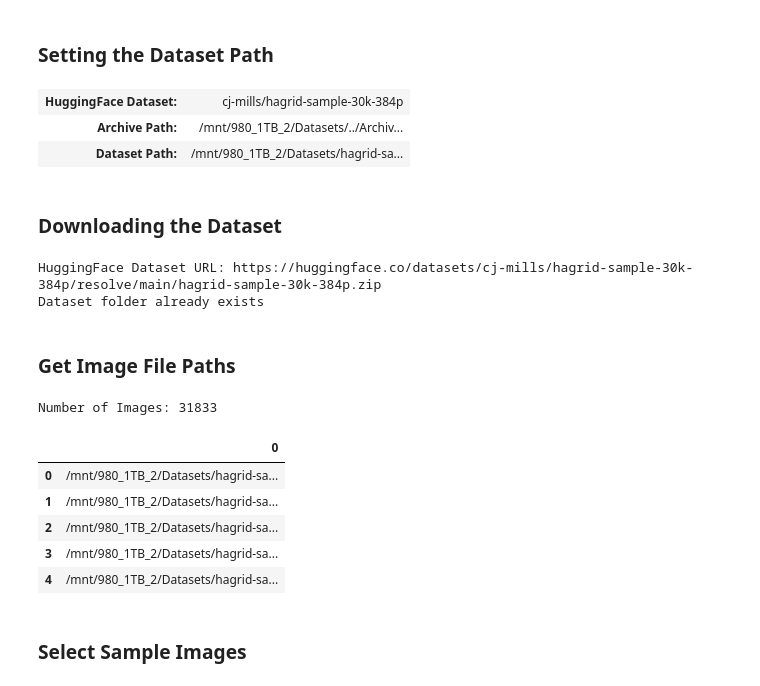
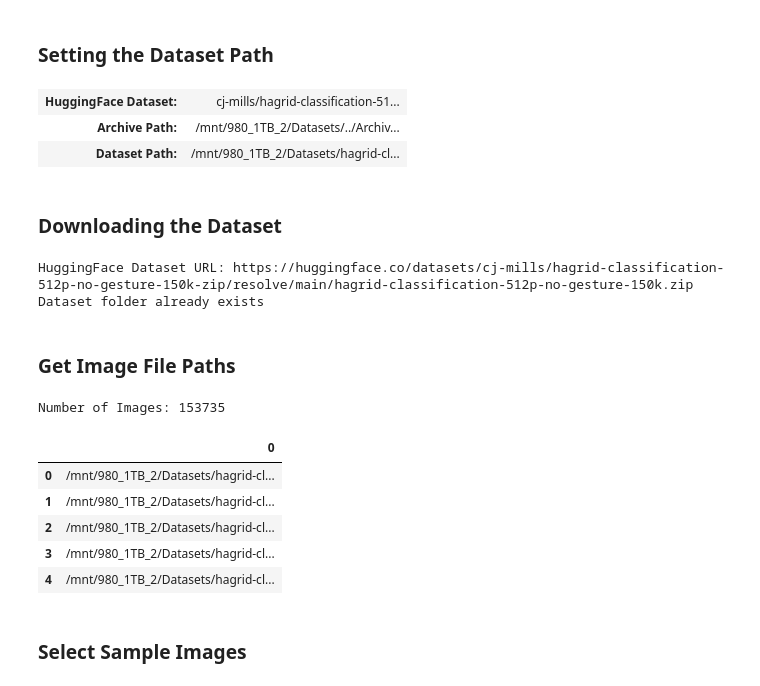
Before and after one commit to cj-mills/pytorch-timm-gesture-recognition-tutorial-code, a Jupyter notebook: notebooks/timm-image-classifier-ort-tensorrt-int8-calibration-inference.ipynb, the cells around one changed output. Saved outputs shown, nothing was run; the diff lists cells and outputs as text; code cells hidden in the pictures.

```diff
--- a/notebooks/timm-image-classifier-ort-tensorrt-int8-calibration-inference.ipynb
+++ b/notebooks/timm-image-classifier-ort-tensorrt-int8-calibration-inference.ipynb
@@ -144,31 +130,32 @@ onnx_file_path = list(checkpoint_dir.glob('*.onnx'))[0]
 ### Setting the Dataset Path
 # %%
 # Set the name of the dataset
-dataset_name = 'hagrid-sample-30k-384p'
+dataset_name = 'hagrid-classification-512p-no-gesture-150k-zip'
 
 # Construct the HuggingFace Hub dataset name by combining the username and dataset name
 hf_dataset = f'cj-mills/{dataset_name}'
 
 # Create the path to the zip file that contains the dataset
-archive_path = Path(f'{archive_dir}/{dataset_name}.zip')
+archive_path = Path(f'{archive_dir}/{dataset_name.removesuffix("-zip")}.zip')
 
 # Create the path to the directory where the dataset will be extracted
-dataset_path = Path(f'{dataset_dir}/{dataset_name}')
+dataset_path = Path(f'{dataset_dir}/{dataset_name.removesuffix("-zip")}')
 
+# Creating a Series with the dataset name and paths and converting it to a DataFrame for display
 pd.Series({
     "HuggingFace Dataset:": hf_dataset,
     "Archive Path:": archive_path,
     "Dataset Path:": dataset_path
 }).to_frame().style.hide(axis='columns')
 # %% [output]
-| HuggingFace Dataset: | cj-mills/hagrid-sample-30k-384p |
+| HuggingFace Dataset: | cj-mills/hagrid-classification-51... |
 | Archive Path: | /mnt/980_1TB_2/Datasets/../Archiv... |
-| Dataset Path: | /mnt/980_1TB_2/Datasets/hagrid-sa... |
+| Dataset Path: | /mnt/980_1TB_2/Datasets/hagrid-cl... |
 # %% [markdown]
 ### Downloading the Dataset
 # %%
 # Construct the HuggingFace Hub dataset URL
-dataset_url = f"https://huggingface.co/datasets/{hf_dataset}/resolve/main/{dataset_name}.zip"
+dataset_url = f"https://huggingface.co/datasets/{hf_dataset}/resolve/main/{dataset_name.removesuffix('-zip')}.zip"
 print(f"HuggingFace Dataset URL: {dataset_url}")
 
 # Set whether to delete the archive file after extracting the dataset
@@ -187,27 +174,27 @@ else:
     # Delete the archive if specified
     if delete_archive: archive_path.unlink()
 # %% [output]
-HuggingFace Dataset URL: https://huggingface.co/datasets/cj-mills/hagrid-sample-30k-384p/resolve/main/hagrid-sample-30k-384p.zip
+HuggingFace Dataset URL: https://huggingface.co/datasets/cj-mills/hagrid-classification-512p-no-gesture-150k-zip/resolve/main/hagrid-classification-512p-no-gesture-150k.zip
 Dataset folder already exists
 # %% [markdown]
 ### Get Image File Paths
 # %%
 # Get a list of all JPG image files in the dataset
-img_file_paths = list(dataset_path.glob("./**/*.jpg"))
+img_file_paths = list(dataset_path.glob("./**/*.jpeg"))
 
 # Print the number of image files
 print(f"Number of Images: {len(img_file_paths)}")
 
 # Display the first five entries from the dictionary using a Pandas DataFrame
 pd.DataFrame(img_file_paths).head()
 # %% [output]
-Number of Images: 31833
+Number of Images: 153735
 |  | 0 |
-| 0 | /mnt/980_1TB_2/Datasets/hagrid-sa... |
-| 1 | /mnt/980_1TB_2/Datasets/hagrid-sa... |
-| 2 | /mnt/980_1TB_2/Datasets/hagrid-sa... |
-| 3 | /mnt/980_1TB_2/Datasets/hagrid-sa... |
-| 4 | /mnt/980_1TB_2/Datasets/hagrid-sa... |
+| 0 | /mnt/980_1TB_2/Datasets/hagrid-cl... |
+| 1 | /mnt/980_1TB_2/Datasets/hagrid-cl... |
+| 2 | /mnt/980_1TB_2/Datasets/hagrid-cl... |
+| 3 | /mnt/980_1TB_2/Datasets/hagrid-cl... |
+| 4 | /mnt/980_1TB_2/Datasets/hagrid-cl... |
 # %% [markdown]
 ### Select Sample Images
 # %%
```
Also changed, not shown: parts of 7 cells of this notebook.
